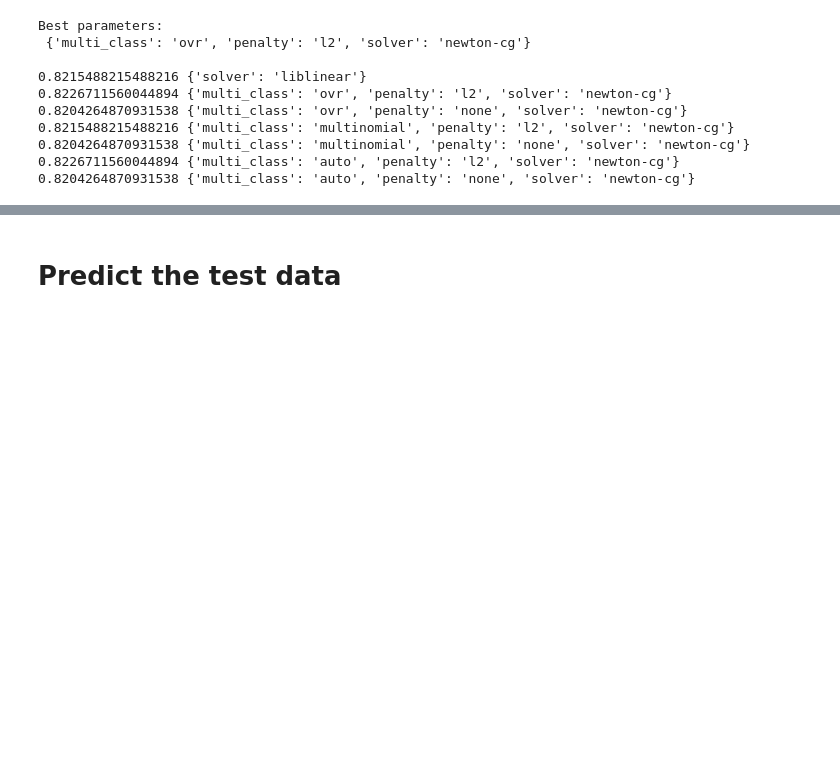
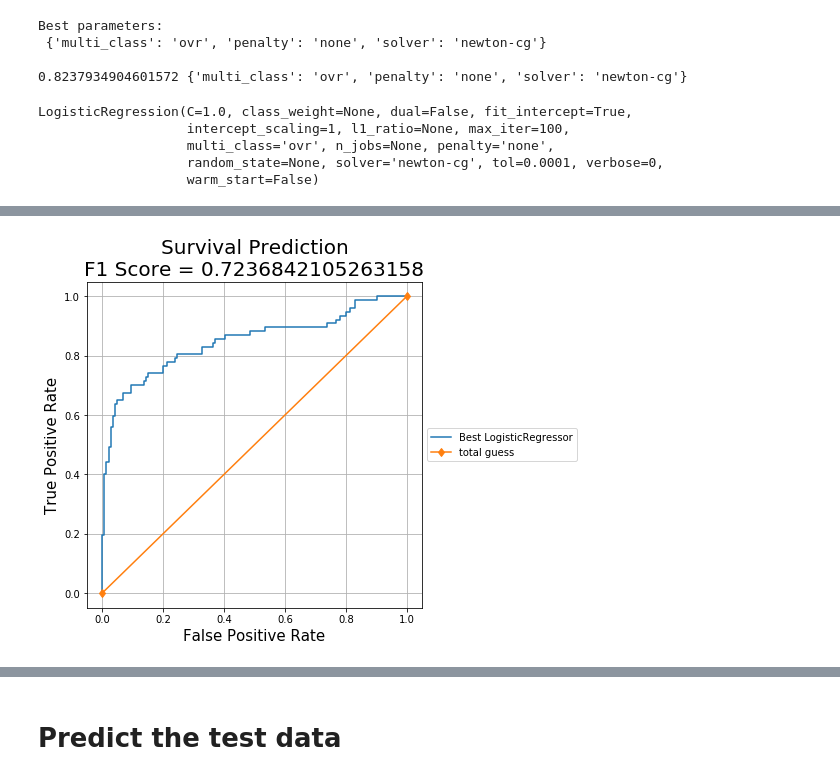
Before and after one commit to csun-data-science-bootcamp-19/Team1, a Jupyter notebook: 2 Model testing.ipynb, the cells around one changed output, grey strips where cells are left out. Drawn from its saved outputs; the diff is of its cells as text; code cells hidden in the pictures; blank space fills up the shorter version.

```diff
--- a/2 Model testing.ipynb
+++ b/2 Model testing.ipynb
@@ -66,10 +94,11 @@ def show_grid_results(grid_search):
 # %%
 from sklearn.model_selection import GridSearchCV
 param_grid = [
-#     {'multi_class': ['ovr'], 'penalty': ['l2'], 'solver': ['newton-cg']},
+    # Best predictor
+    {'multi_class': ['ovr'], 'penalty': ['none'], 'solver': ['newton-cg']},
 
-    { 'solver':['liblinear'] },
-    { 'solver':['newton-cg'], 'penalty':['l2', 'none'], 'multi_class':['ovr', 'multinomial', 'auto'] },
+#     { 'solver':['liblinear'] },
+#     { 'solver':['newton-cg'], 'penalty':['l2', 'none'], 'multi_class':['ovr', 'multinomial', 'auto'] },
 
 #     { 'solver':['lbfgs'], 'penalty':['l2', 'none'], 'multi_class':['ovr', 'multinomial', 'auto'] },
 #     { 'solver':['saga'], 'penalty':['elasticnet'], 'l1_ratio':[1, 0.7], 'multi_class':['ovr', 'multinomial', 'auto'] }
@@ -78,15 +107,9 @@ param_grid = [
 model = LogisticRegression()
 grid_search = GridSearchCV(model, param_grid, cv=10, scoring='accuracy', return_train_score=True)
 grid_search.fit(X, Y)
-show_grid_results(grid_search)4
+show_grid_results(grid_search)
 # %% [output]
 Best parameters:
- {'multi_class': 'ovr', 'penalty': 'l2', 'solver': 'newton-cg'}
+ {'multi_class': 'ovr', 'penalty': 'none', 'solver': 'newton-cg'}
 
-0.8215488215488216 {'solver': 'liblinear'}
-0.8226711560044894 {'multi_class': 'ovr', 'penalty': 'l2', 'solver': 'newton-cg'}
-0.8204264870931538 {'multi_class': 'ovr', 'penalty': 'none', 'solver': 'newton-cg'}
-0.8215488215488216 {'multi_class': 'multinomial', 'penalty': 'l2', 'solver': 'newton-cg'}
-0.8204264870931538 {'multi_class': 'multinomial', 'penalty': 'none', 'solver': 'newton-cg'}
-0.8226711560044894 {'multi_class': 'auto', 'penalty': 'l2', 'solver': 'newton-cg'}
-0.8204264870931538 {'multi_class': 'auto', 'penalty': 'none', 'solver': 'newton-cg'}
+0.8237934904601572 {'multi_class': 'ovr', 'penalty': 'none', 'solver': 'newton-cg'}
@@ -106,5 +116,12 @@ Best parameters:
 # %%
 best_model = grid_search.best_estimator_
+best_model
+# %% [output]
+LogisticRegression(C=1.0, class_weight=None, dual=False, fit_intercept=True,
+                   intercept_scaling=1, l1_ratio=None, max_iter=100,
+                   multi_class='ovr', n_jobs=None, penalty='none',
+                   random_state=None, solver='newton-cg', tol=0.0001, verbose=0,
+                   warm_start=False)
 # %% [markdown]
 
 <img src='https://cdn-images-1.medium.com/max/1200/1*uR09zTlPgIj5PvMYJZScVg.png' style='width:400px;'>
@@ -111 +135,12 @@ best_model = grid_search.best_estimator_
+# %%
+plt.plot(SFPR, STPR, label='Best LogisticRegressor')
+plt.plot([0,1],[0,1], label='total guess', marker='d')
+plt.xlabel("False Positive Rate", fontsize=15)
+plt.ylabel("True Positive Rate", fontsize=15)
+plt.title("Survival Prediction\nF1 Score = "+str(f1score), fontsize=20)
+plt.legend(loc='center left', bbox_to_anchor=(1, 0.5))
+plt.grid()
+plt.gcf().set_size_inches(6,6)
+# %% [output]
+[figure, added]
 # %%
```
Also changed, not shown: parts of 18 cells of this notebook, 4 other files.
